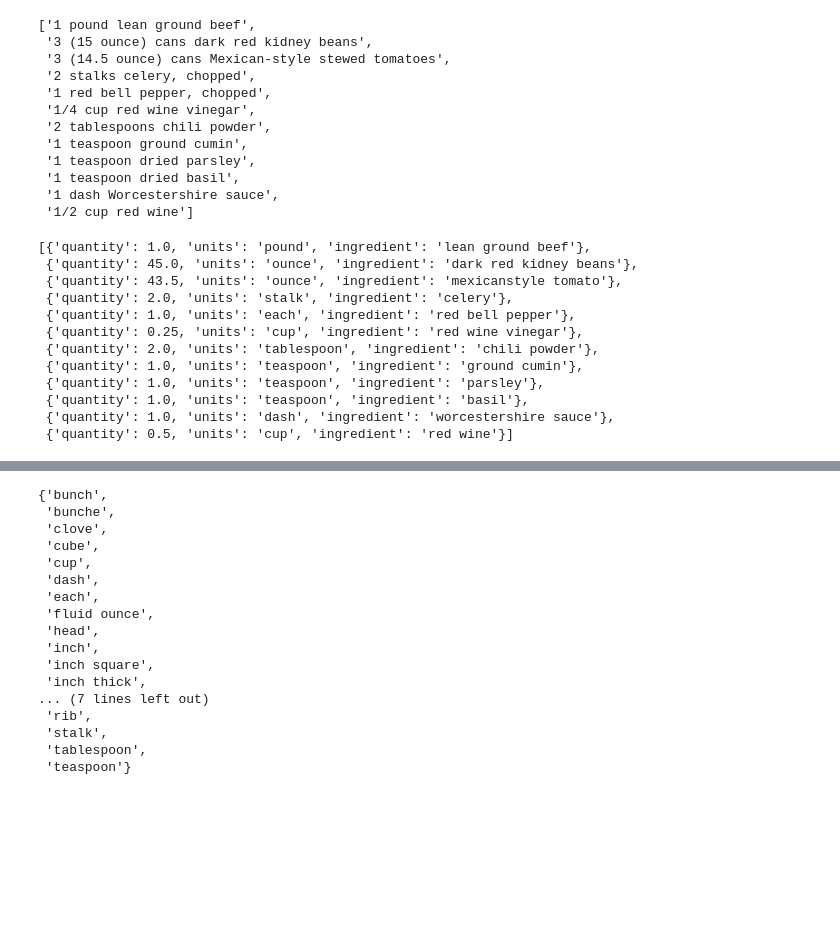
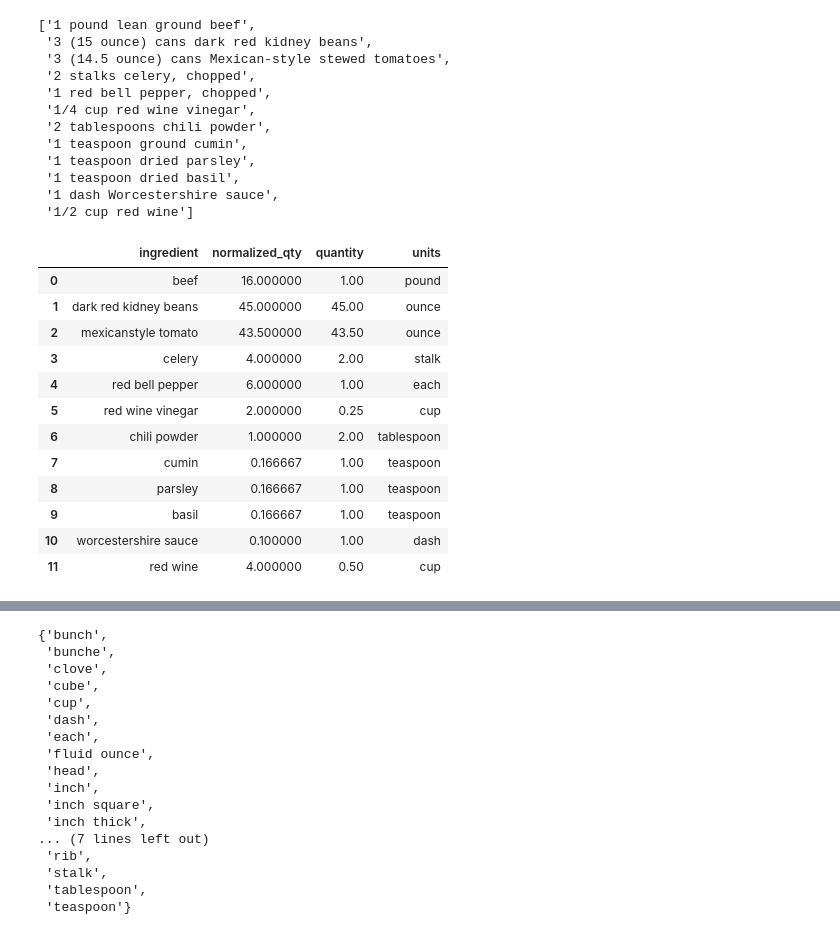
Before and after one commit to alexanderheilman/recipe-vectorizer, a Jupyter notebook: notebooks/ingredient-parsing-scratchpad.ipynb, the cells around one changed output, grey strips where cells are left out. Cells and saved outputs as stored; diff of their text form; code cells hidden in the pictures; blank space fills up the shorter version.

```diff
--- a/notebooks/ingredient-parsing-scratchpad.ipynb
+++ b/notebooks/ingredient-parsing-scratchpad.ipynb
@@ -204,21 +282,22 @@ raw_ing
  '1 teaspoon dried basil',
  '1 dash Worcestershire sauce',
  '1/2 cup red wine']
-# %%
-parse_ingredients(raw_ing)
-# %% [output]
-[{'quantity': 1.0, 'units': 'pound', 'ingredient': 'lean ground beef'},
- {'quantity': 45.0, 'units': 'ounce', 'ingredient': 'dark red kidney beans'},
- {'quantity': 43.5, 'units': 'ounce', 'ingredient': 'mexicanstyle tomato'},
- {'quantity': 2.0, 'units': 'stalk', 'ingredient': 'celery'},
- {'quantity': 1.0, 'units': 'each', 'ingredient': 'red bell pepper'},
- {'quantity': 0.25, 'units': 'cup', 'ingredient': 'red wine vinegar'},
- {'quantity': 2.0, 'units': 'tablespoon', 'ingredient': 'chili powder'},
- {'quantity': 1.0, 'units': 'teaspoon', 'ingredient': 'ground cumin'},
- {'quantity': 1.0, 'units': 'teaspoon', 'ingredient': 'parsley'},
- {'quantity': 1.0, 'units': 'teaspoon', 'ingredient': 'basil'},
- {'quantity': 1.0, 'units': 'dash', 'ingredient': 'worcestershire sauce'},
- {'quantity': 0.5, 'units': 'cup', 'ingredient': 'red wine'}]
+# %%
+pd.DataFrame(parse_ingredients(raw_ing))
+# %% [output]
+|  | ingredient | normalized_qty | quantity | units |
+| 0 | beef | 16.000000 | 1.00 | pound |
+| 1 | dark red kidney beans | 45.000000 | 45.00 | ounce |
+| 2 | mexicanstyle tomato | 43.500000 | 43.50 | ounce |
+| 3 | celery | 4.000000 | 2.00 | stalk |
+| 4 | red bell pepper | 6.000000 | 1.00 | each |
+| 5 | red wine vinegar | 2.000000 | 0.25 | cup |
+| 6 | chili powder | 1.000000 | 2.00 | tablespoon |
+| 7 | cumin | 0.166667 | 1.00 | teaspoon |
+| 8 | parsley | 0.166667 | 1.00 | teaspoon |
+| 9 | basil | 0.166667 | 1.00 | teaspoon |
+| 10 | worcestershire sauce | 0.100000 | 1.00 | dash |
+| 11 | red wine | 4.000000 | 0.50 | cup |
 # %%
 ingredients = Counter()
 for recipe in recipes:
```
Also changed, not shown: parts of 11 cells of this notebook, 1 other file.
